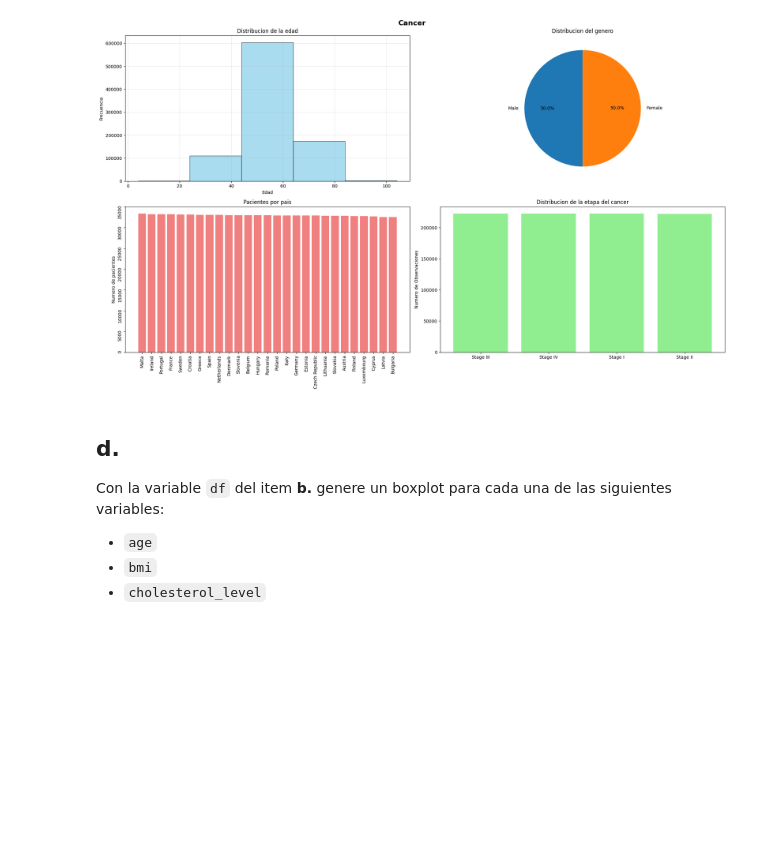
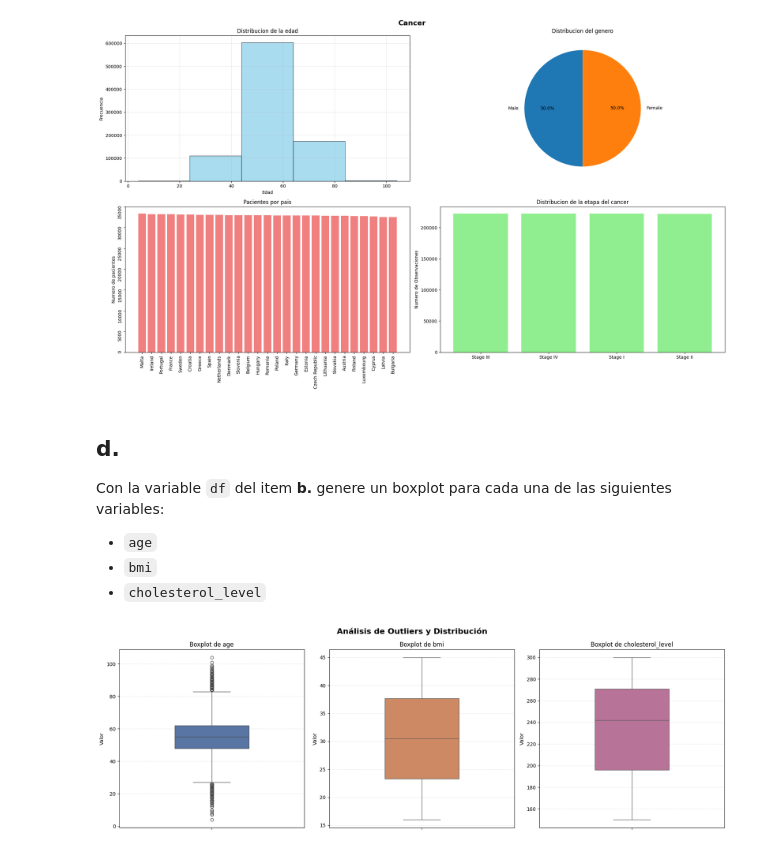
Before and after one commit to bsanchezv/cap199_preg2_mod2, a Jupyter notebook: Eval_Mod_II_VERSIONAMIENTO_DE_SOFTWARE_Resol.ipynb, the cells around one changed output. Drawn from its saved outputs; the diff is of its cells as text; code cells hidden in the pictures; blank space fills up the shorter version.

```diff
--- a/Eval_Mod_II_VERSIONAMIENTO_DE_SOFTWARE_Resol.ipynb
+++ b/Eval_Mod_II_VERSIONAMIENTO_DE_SOFTWARE_Resol.ipynb
@@ -270,0 +269,24 @@ Con la variable `df` del item **b.** genere un boxplot para cada una de las sigu
+# %%
+# Solucion
+import seaborn as sns
+
+# Variables a graficar
+variables = ['age', 'bmi', 'cholesterol_level']
+colores = ['#4C72B0', '#DD8452', '#C46799']
+
+# Creamos la figura con 1 fila y 3 columnas para mostrar los 3 boxplots
+fig, axs = plt.subplots(1, 3, figsize=(18, 6))
+fig.suptitle('Análisis de Outliers y Distribución', fontsize=16, fontweight='bold')
+
+# Bucle para generar cada boxplot
+for i, var in enumerate(variables):
+    sns.boxplot(y=df[var], ax=axs[i], color=colores[i], width=0.4)
+    axs[i].set_title(f'Boxplot de {var}')
+    axs[i].set_ylabel('Valor')
+    axs[i].grid(axis='y', linestyle='--', alpha=0.3)
+
+# Finalizacion
+plt.tight_layout()
+plt.show()
+# %% [output]
+[figure, added]
```
Also changed, not shown: parts of 1 cell of this notebook.
